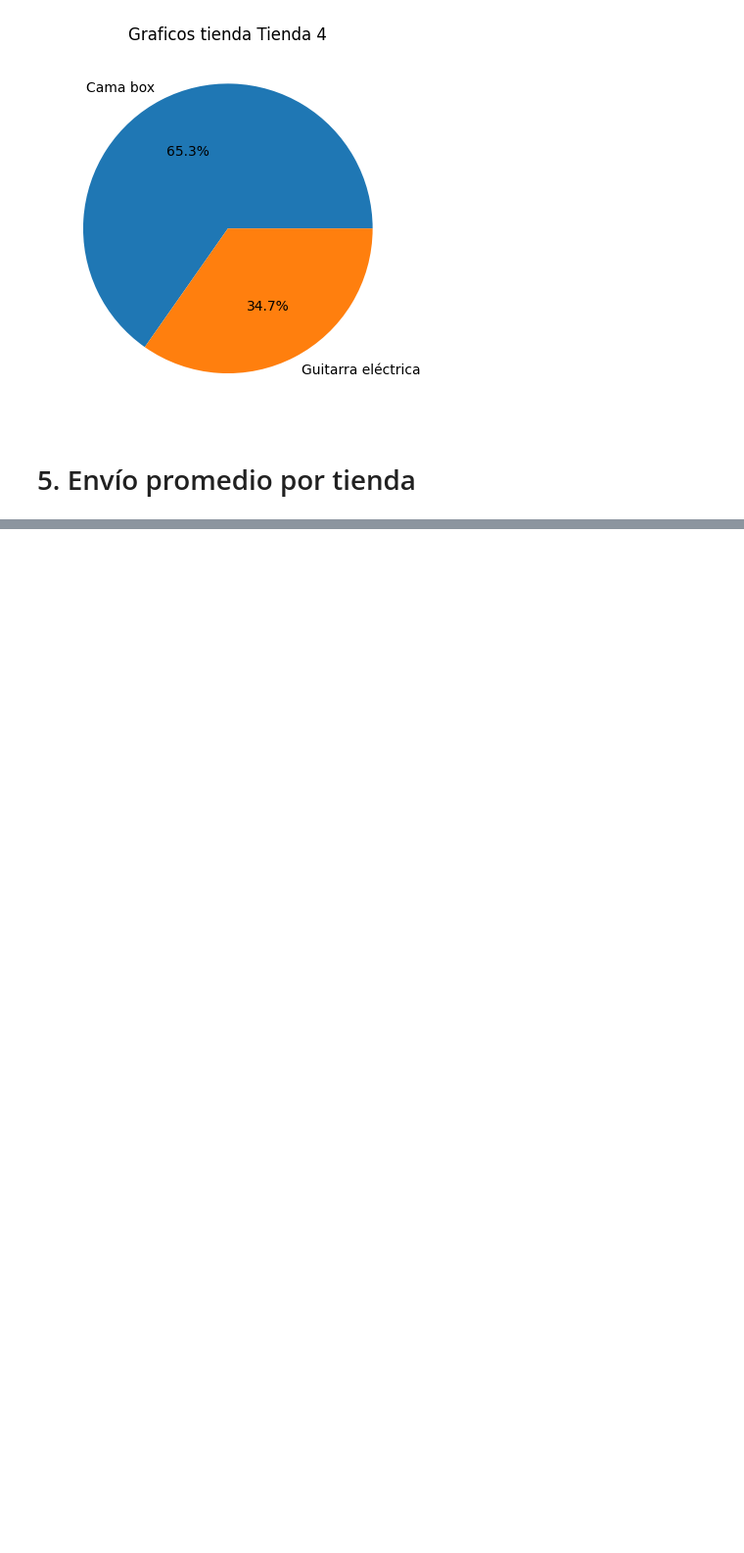
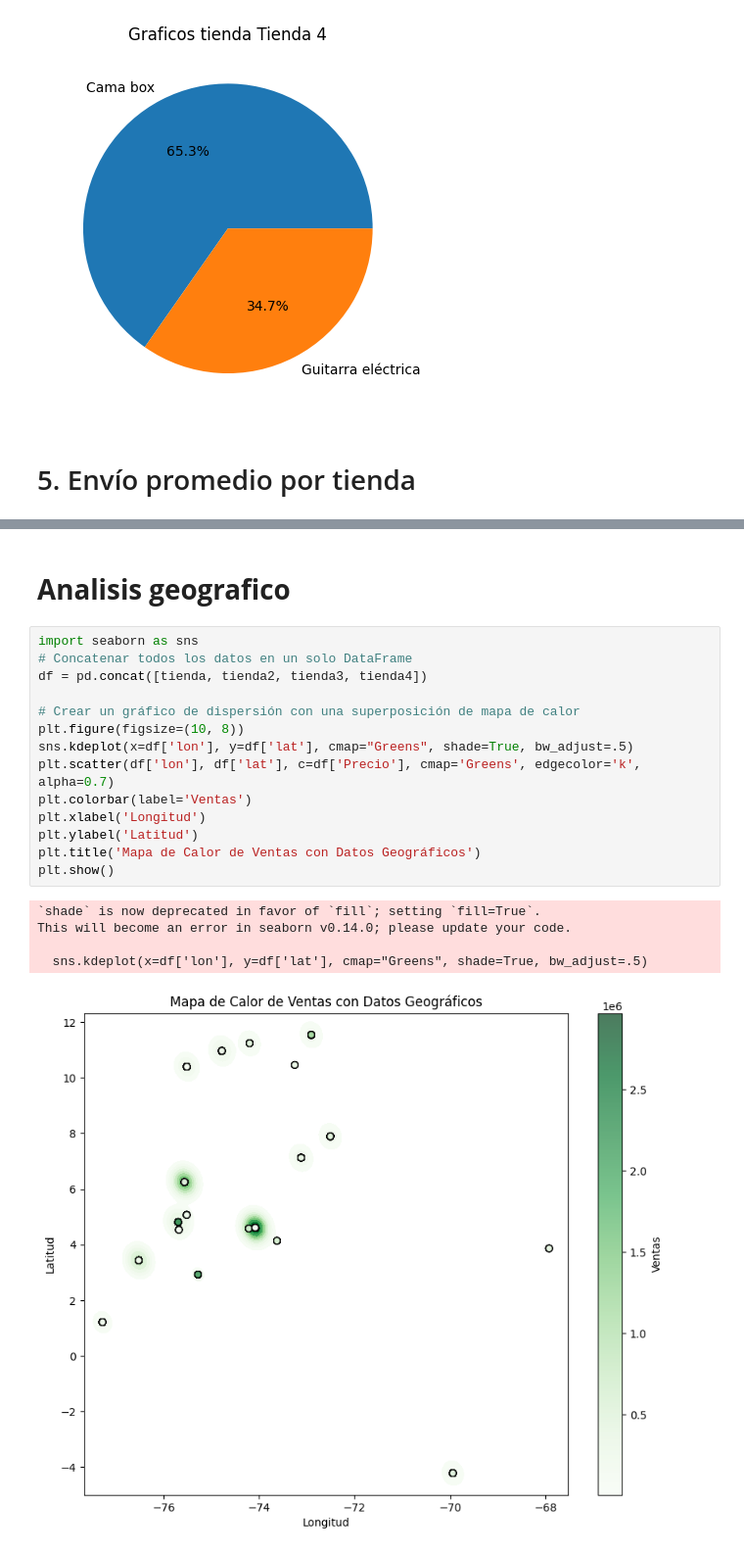
Before and after one commit to arnaldourbina/challenge1-data-science-latam, a Jupyter notebook: AluraStoreLatam.ipynb, the cells around one changed output, grey strips where cells are left out. Shown at 98% size. Drawn from its saved outputs; the diff is of its cells as text; blank space fills up the shorter version.

```diff
--- a/AluraStoreLatam.ipynb
+++ b/AluraStoreLatam.ipynb
@@ -303,0 +290,22 @@ plt.show()
+# %% [markdown]
+# **Analisis geografico**
+# %%
+import seaborn as sns
+# Concatenar todos los datos en un solo DataFrame
+df = pd.concat([tienda, tienda2, tienda3, tienda4])
+
+# Crear un gráfico de dispersión con una superposición de mapa de calor
+plt.figure(figsize=(10, 8))
+sns.kdeplot(x=df['lon'], y=df['lat'], cmap="Greens", shade=True, bw_adjust=.5)
+plt.scatter(df['lon'], df['lat'], c=df['Precio'], cmap='Greens', edgecolor='k', alpha=0.7)
+plt.colorbar(label='Ventas')
+plt.xlabel('Longitud')
+plt.ylabel('Latitud')
+plt.title('Mapa de Calor de Ventas con Datos Geográficos')
+plt.show()
+# %% [output]
+`shade` is now deprecated in favor of `fill`; setting `fill=True`.
+This will become an error in seaborn v0.14.0; please update your code.
+
+  sns.kdeplot(x=df['lon'], y=df['lat'], cmap="Greens", shade=True, bw_adjust=.5)
+[figure, added]
```
Also changed, not shown: parts of 11 cells of this notebook.
